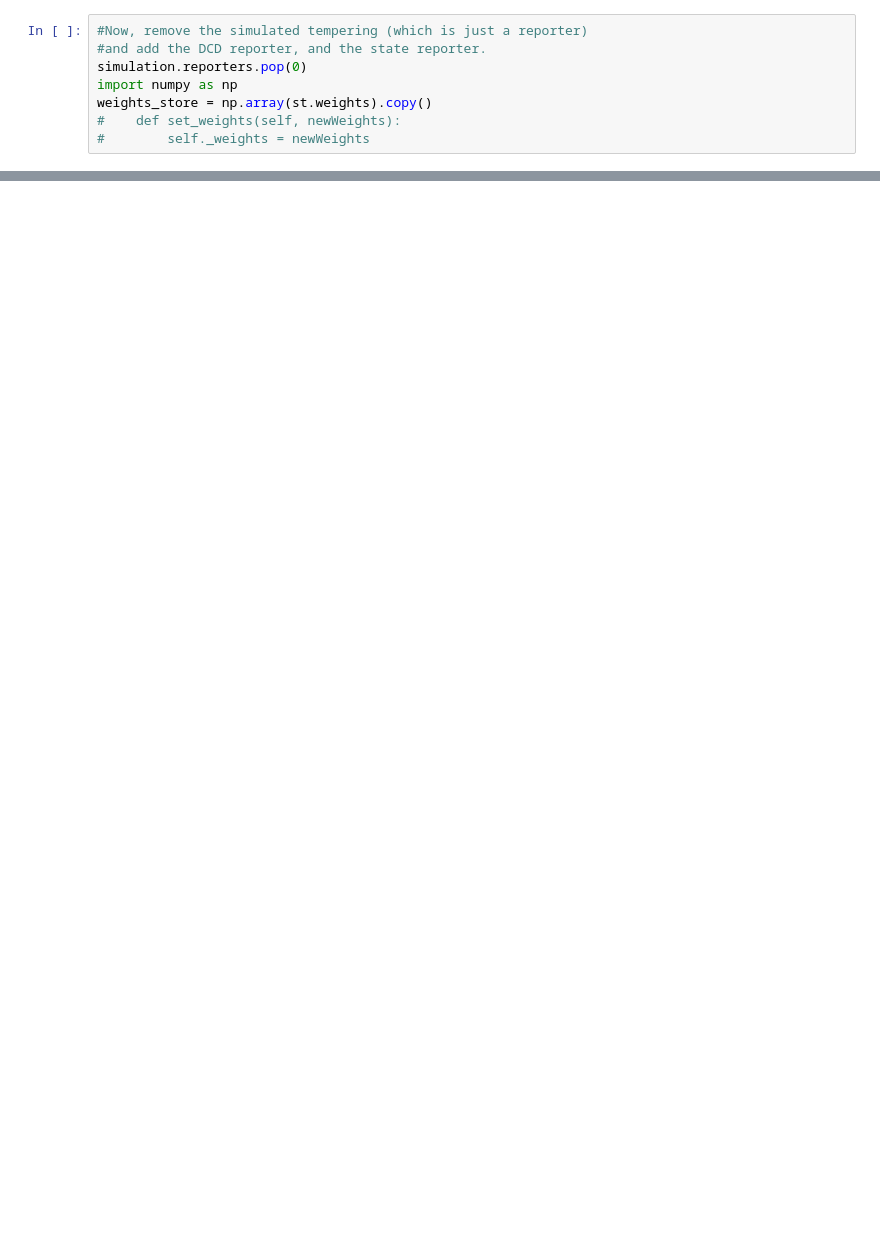
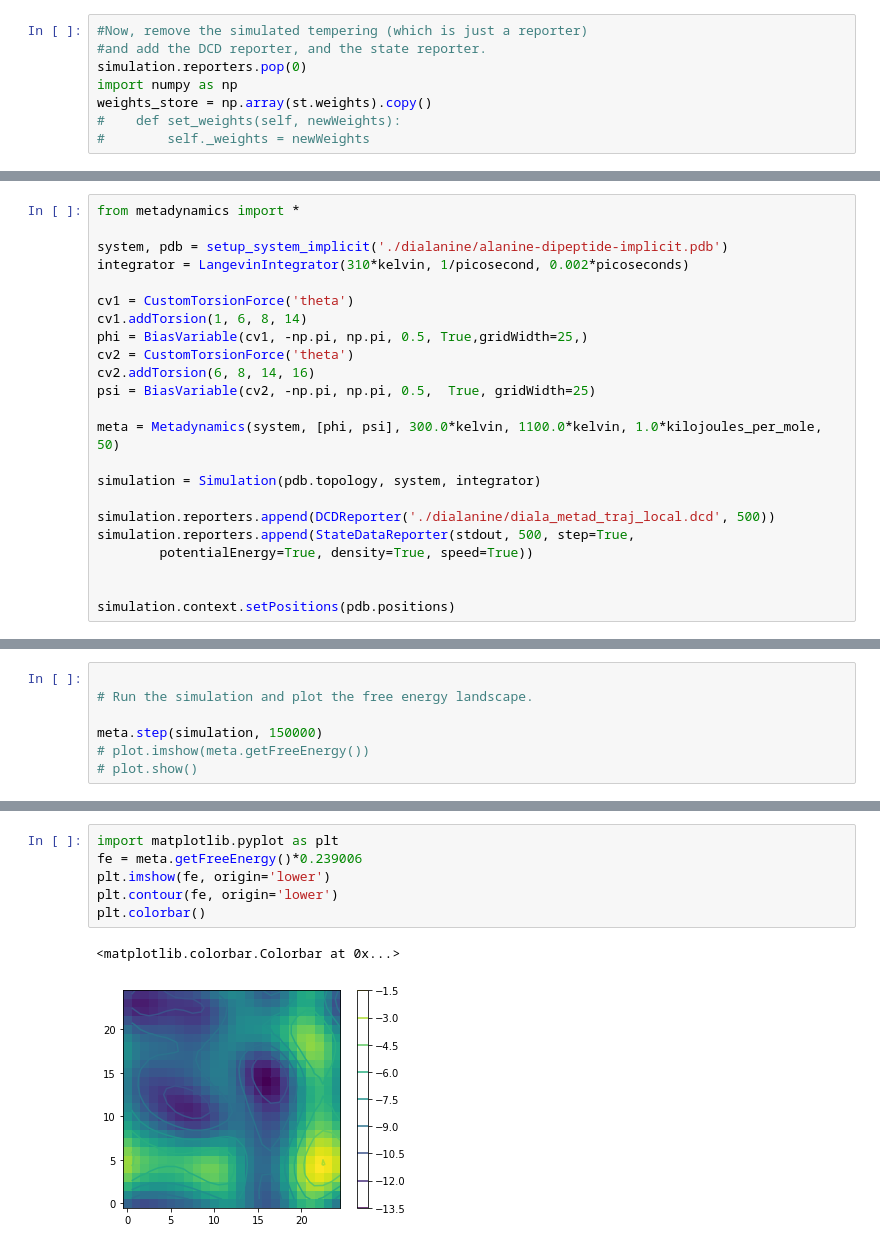
Before and after one commit to ljmartin/gst, a Jupyter notebook: code_scrapbook.ipynb, the cells around one changed output, grey strips where cells are left out. Cells and saved outputs as stored; diff of their text form; blank space fills up the shorter version.

```diff
--- a/code_scrapbook.ipynb
+++ b/code_scrapbook.ipynb
@@ -279,0 +292,23 @@ st.scalingFactors
+# %%
+from metadynamics import *
+
+system, pdb = setup_system_implicit('./dialanine/alanine-dipeptide-implicit.pdb')
+integrator = LangevinIntegrator(310*kelvin, 1/picosecond, 0.002*picoseconds)
+
+cv1 = CustomTorsionForce('theta')
+cv1.addTorsion(1, 6, 8, 14)
+phi = BiasVariable(cv1, -np.pi, np.pi, 0.5, True,gridWidth=25,)
+cv2 = CustomTorsionForce('theta')
+cv2.addTorsion(6, 8, 14, 16)
+psi = BiasVariable(cv2, -np.pi, np.pi, 0.5,  True, gridWidth=25)
+
+meta = Metadynamics(system, [phi, psi], 300.0*kelvin, 1100.0*kelvin, 1.0*kilojoules_per_mole, 50)
+
+simulation = Simulation(pdb.topology, system, integrator)
+
+simulation.reporters.append(DCDReporter('./dialanine/diala_metad_traj_local.dcd', 500))
+simulation.reporters.append(StateDataReporter(stdout, 500, step=True,
+        potentialEnergy=True, density=True, speed=True))
+
+
+simulation.context.setPositions(pdb.positions)
@@ -279,0 +329,7 @@ st.scalingFactors
+# %%
+
+# Run the simulation and plot the free energy landscape.
+
+meta.step(simulation, 150000)
+# plot.imshow(meta.getFreeEnergy())
+# plot.show()
@@ -279,0 +354,9 @@ st.scalingFactors
+# %%
+import matplotlib.pyplot as plt
+fe = meta.getFreeEnergy()*0.239006
+plt.imshow(fe, origin='lower')
+plt.contour(fe, origin='lower')
+plt.colorbar()
+# %% [output]
+<matplotlib.colorbar.Colorbar at 0x...>
+[figure, added]
```
Also changed, not shown: parts of 38 cells of this notebook, 42 other files.
